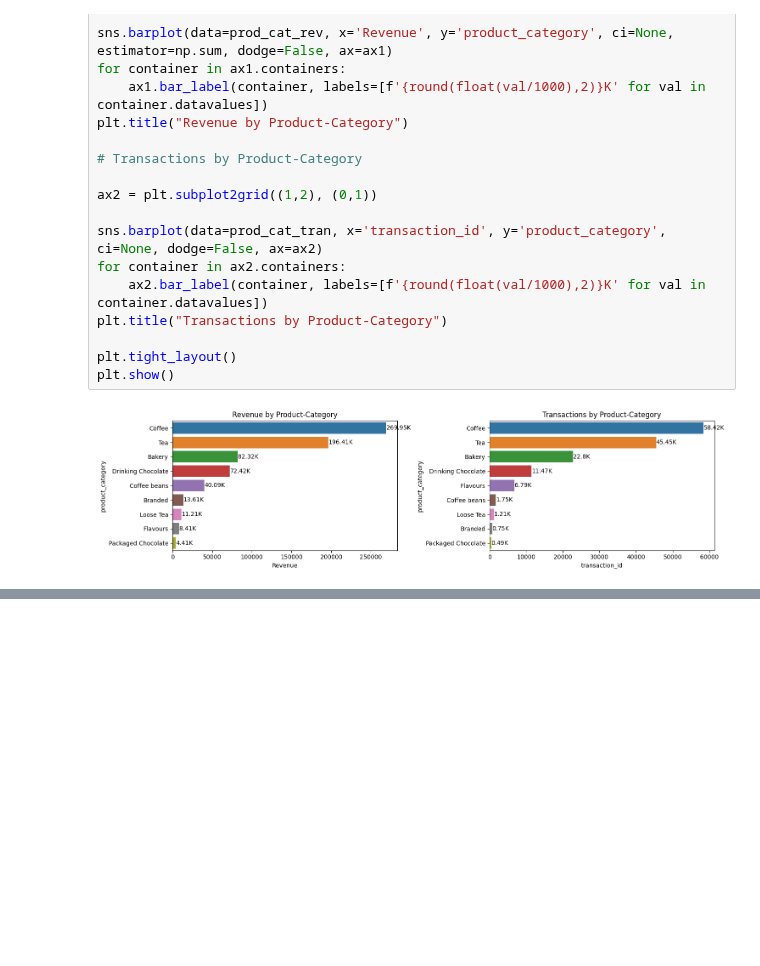
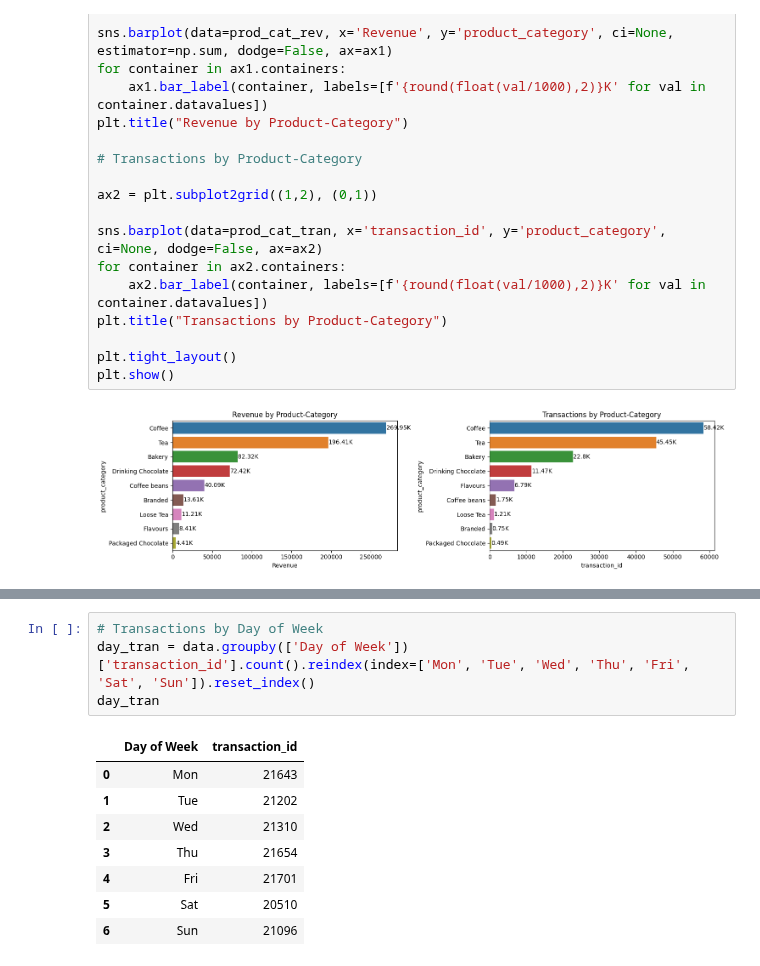
Before and after one commit to Akshay-Paunikar/Maven_Analytics_Challenges, a Jupyter notebook: Projects/Coffee_Shop_Sales/Coffee_Shop_Sales.ipynb, the cells around one changed output, grey strips where cells are left out. Drawn from its saved outputs; the diff is of its cells as text; blank space fills up the shorter version.

```diff
--- a/Projects/Coffee_Shop_Sales/Coffee_Shop_Sales.ipynb
+++ b/Projects/Coffee_Shop_Sales/Coffee_Shop_Sales.ipynb
@@ -287,0 +301,13 @@ plt.show()
+# %%
+# Transactions by Day of Week
+day_tran = data.groupby(['Day of Week'])['transaction_id'].count().reindex(index=['Mon', 'Tue', 'Wed', 'Thu', 'Fri', 'Sat', 'Sun']).reset_index()
+day_tran
+# %% [output]
+|  | Day of Week | transaction_id |
+| 0 | Mon | 21643 |
+| 1 | Tue | 21202 |
+| 2 | Wed | 21310 |
+| 3 | Thu | 21654 |
+| 4 | Fri | 21701 |
+| 5 | Sat | 20510 |
+| 6 | Sun | 21096 |
```
Also changed, not shown: parts of 1 cell of this notebook.
